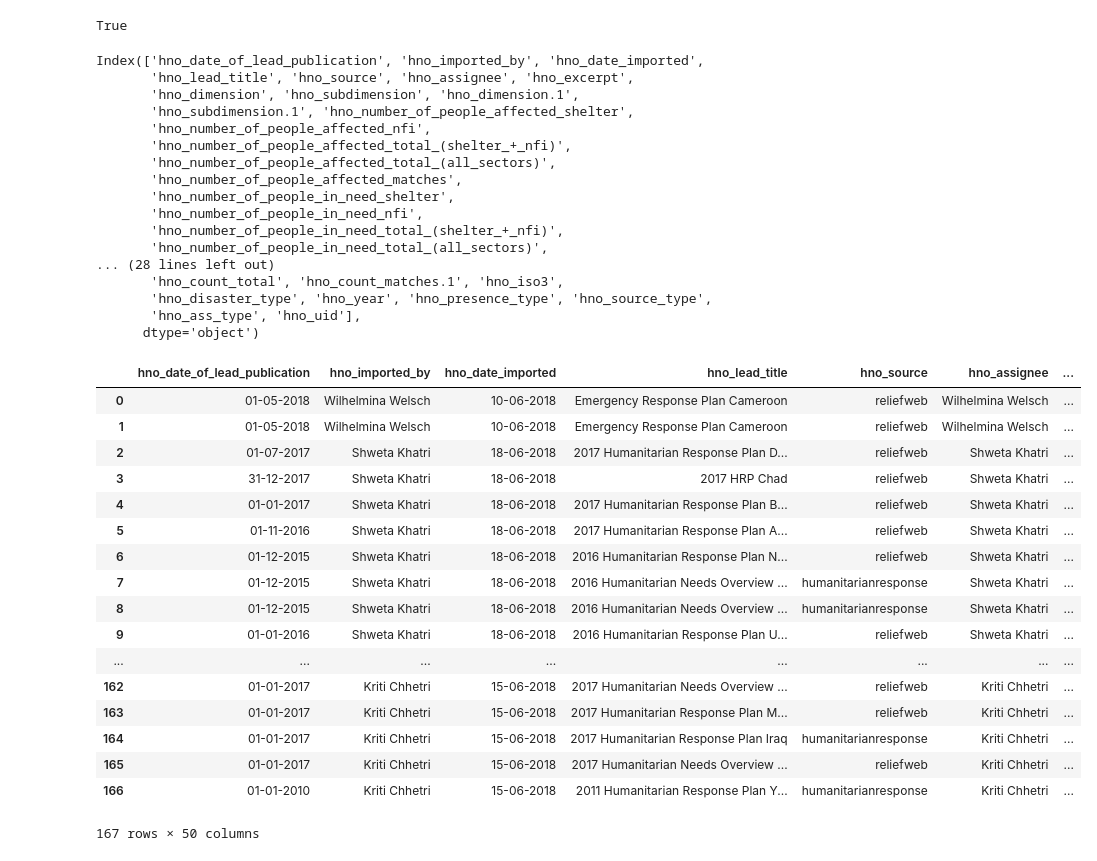
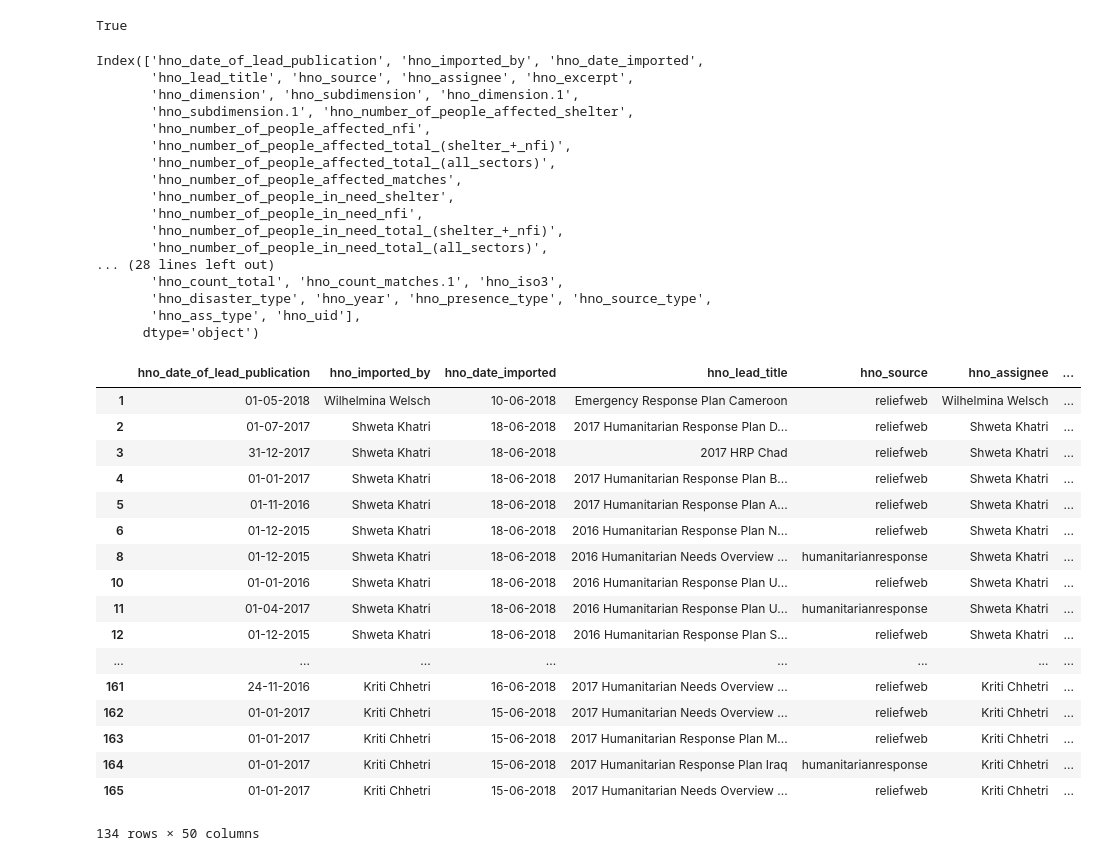
Before and after one commit to eoglethorpe/humanitarian, a Jupyter notebook: shelter/sohss/c0d3/hno_pull.ipynb, the cells around one changed output. Drawn from its saved outputs; the diff is of its cells as text; code cells hidden in the pictures.

```diff
--- a/shelter/sohss/c0d3/hno_pull.ipynb
+++ b/shelter/sohss/c0d3/hno_pull.ipynb
@@ -156,47 +156,51 @@ def pull():
     hno['hno_iso3'] = get_cnt(hno.hno_lead_title)
     hno[['hno_disaster_type', 'hno_year', 'hno_presence_type', 'hno_source_type']] = \
                 hno.apply(lambda x : pd.Series(get_dims(x['hno_subdimension'])), axis = 1)
     hno['hno_ass_type'] = hno.apply(lambda x : get_ass_type(x['hno_subdimension.2']), axis = 1)
+
+    #drop vals without a year, as they're duplicates
+    hno = hno[~hno['hno_year'].isnull()]
+
     hno['hno_uid'] = hno['hno_iso3'] + hno['hno_year']
 
     print(hno.columns)
     return trim_cols(hno)
 
 h = pull()
 h
 # %% [output]
 Index(['hno_date_of_lead_publication', 'hno_imported_by', 'hno_date_imported',
        'hno_lead_title', 'hno_source', 'hno_assignee', 'hno_excerpt',
        'hno_dimension', 'hno_subdimension', 'hno_dimension.1',
        'hno_subdimension.1', 'hno_number_of_people_affected_shelter',
        'hno_number_of_people_affected_nfi',
        'hno_number_of_people_affected_total_(shelter_+_nfi)',
        'hno_number_of_people_affected_total_(all_sectors)',
        'hno_number_of_people_affected_matches',
        'hno_number_of_people_in_need_shelter',
        'hno_number_of_people_in_need_nfi',
        'hno_number_of_people_in_need_total_(shelter_+_nfi)',
        'hno_number_of_people_in_need_total_(all_sectors)',
 ... (28 lines left out)
        'hno_count_total', 'hno_count_matches.1', 'hno_iso3',
        'hno_disaster_type', 'hno_year', 'hno_presence_type', 'hno_source_type',
        'hno_ass_type', 'hno_uid'],
       dtype='object')
 |  | hno_date_of_lead_publication | hno_imported_by | hno_date_imported | hno_lead_title | hno_source | hno_assignee | ... |
-| 0 | 01-05-2018 | Wilhelmina Welsch | 10-06-2018 | Emergency Response Plan Cameroon | reliefweb | Wilhelmina Welsch | ... |
 | 1 | 01-05-2018 | Wilhelmina Welsch | 10-06-2018 | Emergency Response Plan Cameroon | reliefweb | Wilhelmina Welsch | ... |
 | 2 | 01-07-2017 | Shweta Khatri | 18-06-2018 | 2017 Humanitarian Response Plan D... | reliefweb | Shweta Khatri | ... |
 | 3 | 31-12-2017 | Shweta Khatri | 18-06-2018 | 2017 HRP Chad | reliefweb | Shweta Khatri | ... |
 | 4 | 01-01-2017 | Shweta Khatri | 18-06-2018 | 2017 Humanitarian Response Plan B... | reliefweb | Shweta Khatri | ... |
 | 5 | 01-11-2016 | Shweta Khatri | 18-06-2018 | 2017 Humanitarian Response Plan A... | reliefweb | Shweta Khatri | ... |
 | 6 | 01-12-2015 | Shweta Khatri | 18-06-2018 | 2016 Humanitarian Response Plan N... | reliefweb | Shweta Khatri | ... |
-| 7 | 01-12-2015 | Shweta Khatri | 18-06-2018 | 2016 Humanitarian Needs Overview ... | humanitarianresponse | Shweta Khatri | ... |
 | 8 | 01-12-2015 | Shweta Khatri | 18-06-2018 | 2016 Humanitarian Needs Overview ... | humanitarianresponse | Shweta Khatri | ... |
-| 9 | 01-01-2016 | Shweta Khatri | 18-06-2018 | 2016 Humanitarian Response Plan U... | reliefweb | Shweta Khatri | ... |
+| 10 | 01-01-2016 | Shweta Khatri | 18-06-2018 | 2016 Humanitarian Response Plan U... | reliefweb | Shweta Khatri | ... |
+| 11 | 01-04-2017 | Shweta Khatri | 18-06-2018 | 2016 Humanitarian Response Plan U... | humanitarianresponse | Shweta Khatri | ... |
+| 12 | 01-12-2015 | Shweta Khatri | 18-06-2018 | 2016 Humanitarian Response Plan S... | reliefweb | Shweta Khatri | ... |
 | ... | ... | ... | ... | ... | ... | ... | ... |
+| 161 | 24-11-2016 | Kriti Chhetri | 16-06-2018 | 2017 Humanitarian Needs Overview ... | reliefweb | Kriti Chhetri | ... |
 | 162 | 01-01-2017 | Kriti Chhetri | 15-06-2018 | 2017 Humanitarian Needs Overview ... | reliefweb | Kriti Chhetri | ... |
 | 163 | 01-01-2017 | Kriti Chhetri | 15-06-2018 | 2017 Humanitarian Response Plan M... | reliefweb | Kriti Chhetri | ... |
 | 164 | 01-01-2017 | Kriti Chhetri | 15-06-2018 | 2017 Humanitarian Response Plan Iraq | humanitarianresponse | Kriti Chhetri | ... |
 | 165 | 01-01-2017 | Kriti Chhetri | 15-06-2018 | 2017 Humanitarian Needs Overview ... | reliefweb | Kriti Chhetri | ... |
-| 166 | 01-01-2010 | Kriti Chhetri | 15-06-2018 | 2011 Humanitarian Response Plan Y... | humanitarianresponse | Kriti Chhetri | ... |
-167 rows × 50 columns
+134 rows × 50 columns
```
Also changed, not shown: parts of 2 cells of this notebook, 8 other files.
